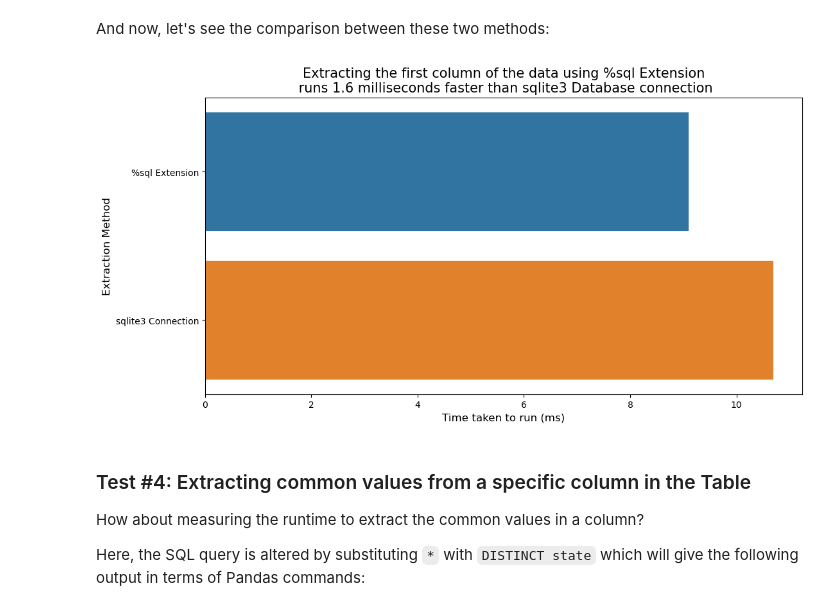
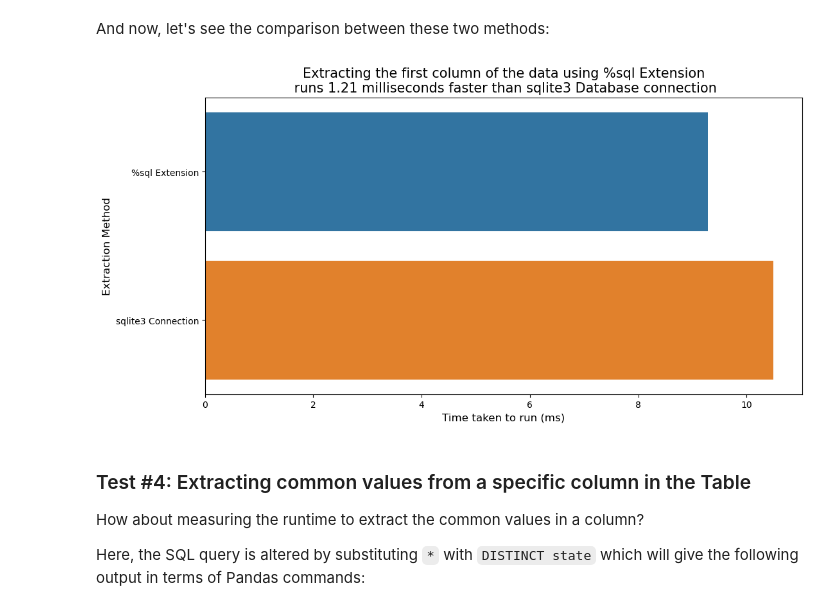
Before and after one commit to azamsuratem/sqlext_vs_sqlite3, a Jupyter notebook: Executing SQL Queries - sql Extension VS sqlite3 Library.ipynb, the cells around one changed output. Saved outputs shown, nothing was run; the diff lists cells and outputs as text; code cells hidden in the pictures.

```diff
--- a/Executing SQL Queries - sql Extension VS sqlite3 Library.ipynb
+++ b/Executing SQL Queries - sql Extension VS sqlite3 Library.ipynb
@@ -304,18 +306,19 @@ ConnectDB(file_path).close()
 # %% [markdown]
 And now, let's see the comparison between these two methods:
 # %%
-x3 = [9.1,10.7]
+x3 = [9.29,10.5]
 y3 = ["%sql Extension","sqlite3 Connection"]
 
 plt.figure(figsize=(12,6))
 sns.barplot(y=y3, x=x3)
 plt.xlabel("Time taken to run (ms)", fontsize=12)
 plt.ylabel("Extraction Method", fontsize=12)
 plt.title(f"Extracting the first column of the data using %sql Extension\n runs \
 {round((x3[1]-x3[0]),2)} milliseconds faster than sqlite3 Database connection", fontsize=15)
+plt.savefig("test_3.png")
 plt.show()
 # %% [output]
-[figure, old version]
+[figure, new version]
 # %% [markdown]
 ### Test #4: Extracting common values from a specific column in the Table
 
```
Also changed, not shown: parts of 25 cells of this notebook.
